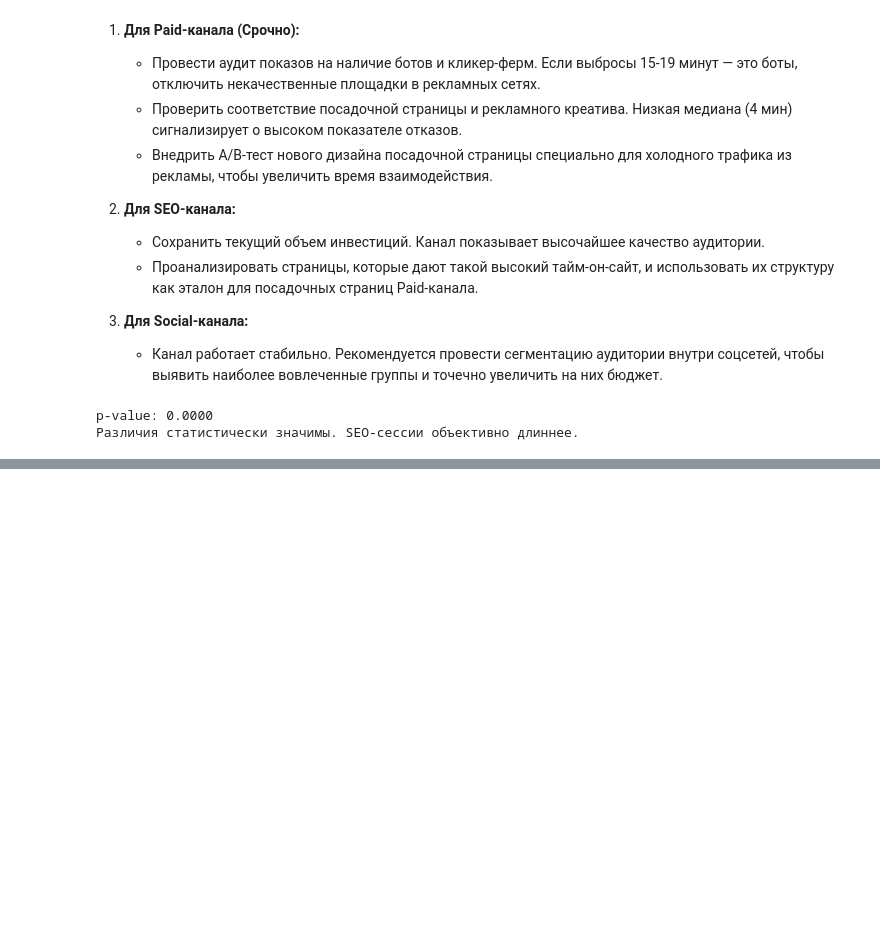
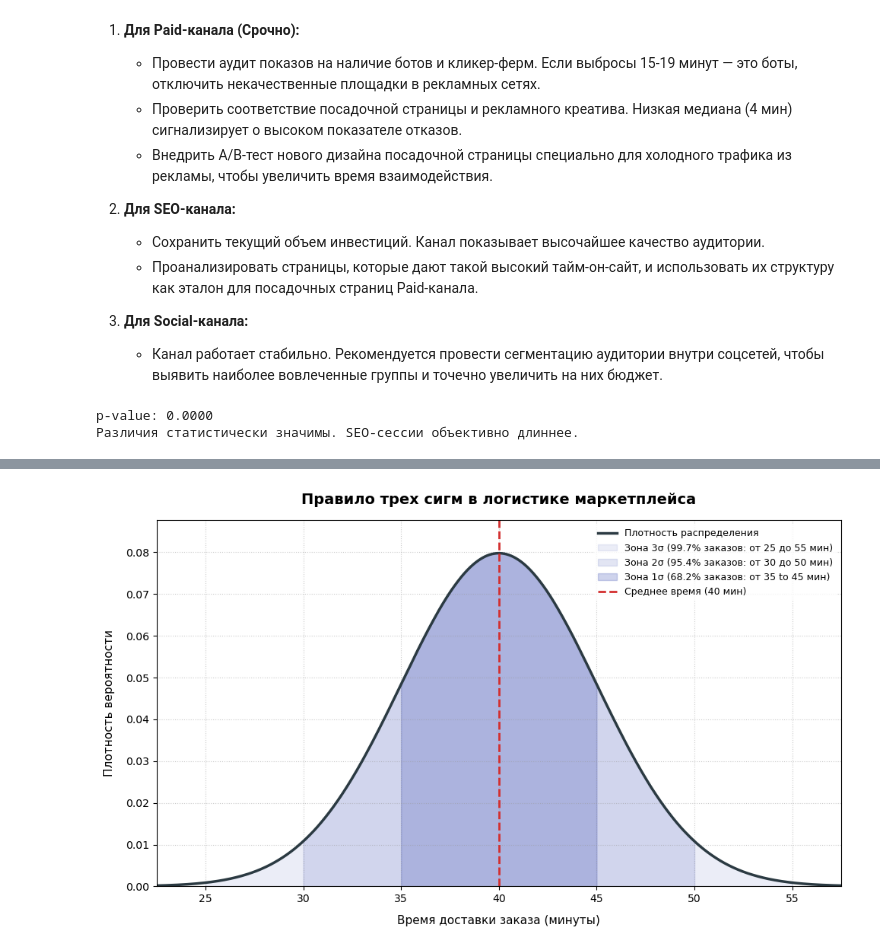
Before and after one commit to sashakornilov3-bit/Descriptive-Statistics, a Jupyter notebook: Data_Analyst_statistics.ipynb, the cells around one changed output, grey strips where cells are left out. Saved outputs shown, nothing was run; the diff lists cells and outputs as text; code cells hidden in the pictures; blank space fills up the shorter version.

```diff
--- a/Data_Analyst_statistics.ipynb
+++ b/Data_Analyst_statistics.ipynb
@@ -946,0 +1053,56 @@ p-value: 0.0000
+# %%
+import matplotlib.pyplot as plt
+import numpy as np
+import scipy.stats as stats
+
+# 1. Исходные данные кейса
+mu = 40  # Среднее время доставки (мин)
+sigma = 5  # Стандартное отклонение (мин)
+
+# Генерируем 1000 точек по оси X для плавной кривой
+x = np.linspace(mu - 4 * sigma, mu + 4 * sigma, 1000)
+y = stats.norm.pdf(x, mu, sigma)
+
+# 2. Инициализация графика
+plt.figure(figsize=(10, 6), dpi=100)
+plt.plot(x, y, color="#2B3A42", linewidth=2.5, label="Плотность распределения")
+
+# 3. Функция для красивого закрашивания зон сигм
+def fill_sigma_zone(num_sigmas, color, alpha, label):
+    # Определяем границы текущей зоны
+    left = mu - num_sigmas * sigma
+    right = mu + num_sigmas * sigma
+
+    # Генерируем точки внутри этой зоны
+    x_zone = np.linspace(left, right, 200)
+    y_zone = stats.norm.pdf(x_zone, mu, sigma)
+
+    # Закрашиваем область под кривой
+    plt.fill_between(x_zone, y_zone, color=color, alpha=alpha, label=label)
+
+# 4. Закрашиваем зоны (начиная с самой широкой, чтобы слои правильно накладывались)
+fill_sigma_zone(3, "#3F51B5", 0.1, "Зона 3σ (99.7% заказов: от 25 до 55 мин)")
+fill_sigma_zone(2, "#3F51B5", 0.15, "Зона 2σ (95.4% заказов: от 30 до 50 мин)")
+fill_sigma_zone(1, "#3F51B5", 0.25, "Зона 1σ (68.2% заказов: от 35 to 45 мин)")
+
+# 5. Добавляем ключевые линии и маркеры
+plt.axvline(mu, color="#D32F2F", linestyle="--", linewidth=2, label=f"Среднее время ({mu} мин)")
+
+# 6. Финальное оформление графика
+plt.title("Правило трех сигм в логистике маркетплейса", fontsize=14, fontweight="bold", pad=15)
+plt.xlabel("Время доставки заказа (минуты)", fontsize=11, labelpad=10)
+plt.ylabel("Плотность вероятности", fontsize=11, labelpad=10)
+
+# Ограничиваем оси для аккуратного вида
+plt.xlim(mu - 3.5 * sigma, mu + 3.5 * sigma)
+plt.ylim(0, max(y) * 1.1)
+
+# Сетка, легенда и отображение
+plt.grid(True, linestyle=":", alpha=0.5, color="#999999")
+plt.legend(loc="upper right", frameon=True, facecolor="white", edgecolor="none", fontsize=9)
+plt.tight_layout()
+
+# Выводим график
+plt.show()
+# %% [output]
+[figure, added]
```
Also changed, not shown: parts of 45 cells of this notebook, 1 other file.
